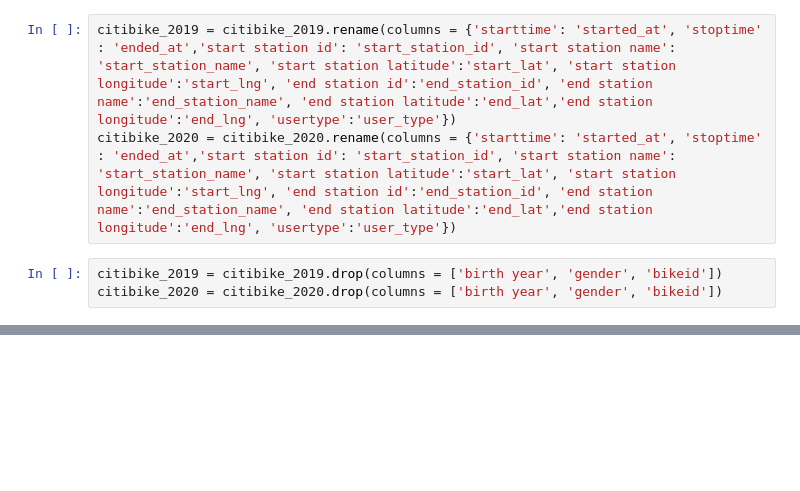
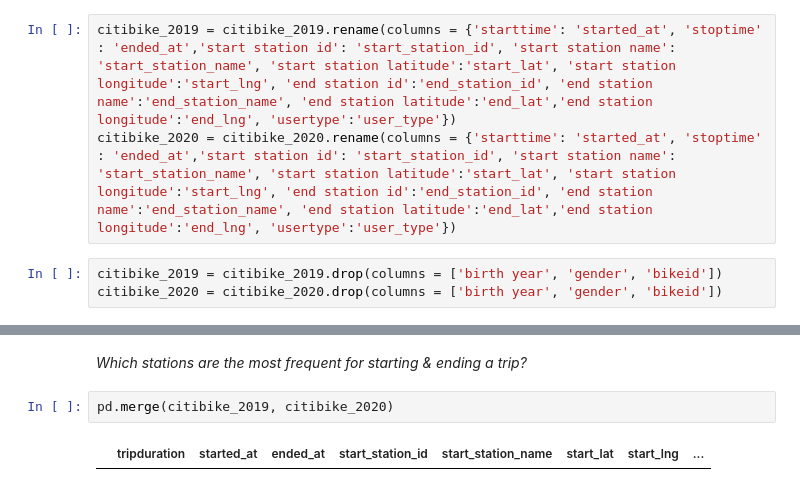
Before and after one commit to KagonDeans/citibikes, a Jupyter notebook: notebook/bike_cleaning_1.ipynb, the cells around one changed output, grey strips where cells are left out. Drawn from its saved outputs; the diff is of its cells as text; blank space fills up the shorter version.

```diff
--- a/notebook/bike_cleaning_1.ipynb
+++ b/notebook/bike_cleaning_1.ipynb
@@ -124,0 +151,6 @@ citibike_2019
+# %% [markdown]
+*Which stations are the most frequent for starting & ending a trip?*
+# %%
+pd.merge(citibike_2019, citibike_2020)
+# %% [output]
+|  | tripduration | started_at | ended_at | start_station_id | start_station_name | start_lat | start_lng | ... |
```
Also changed, not shown: parts of 29 cells of this notebook.
